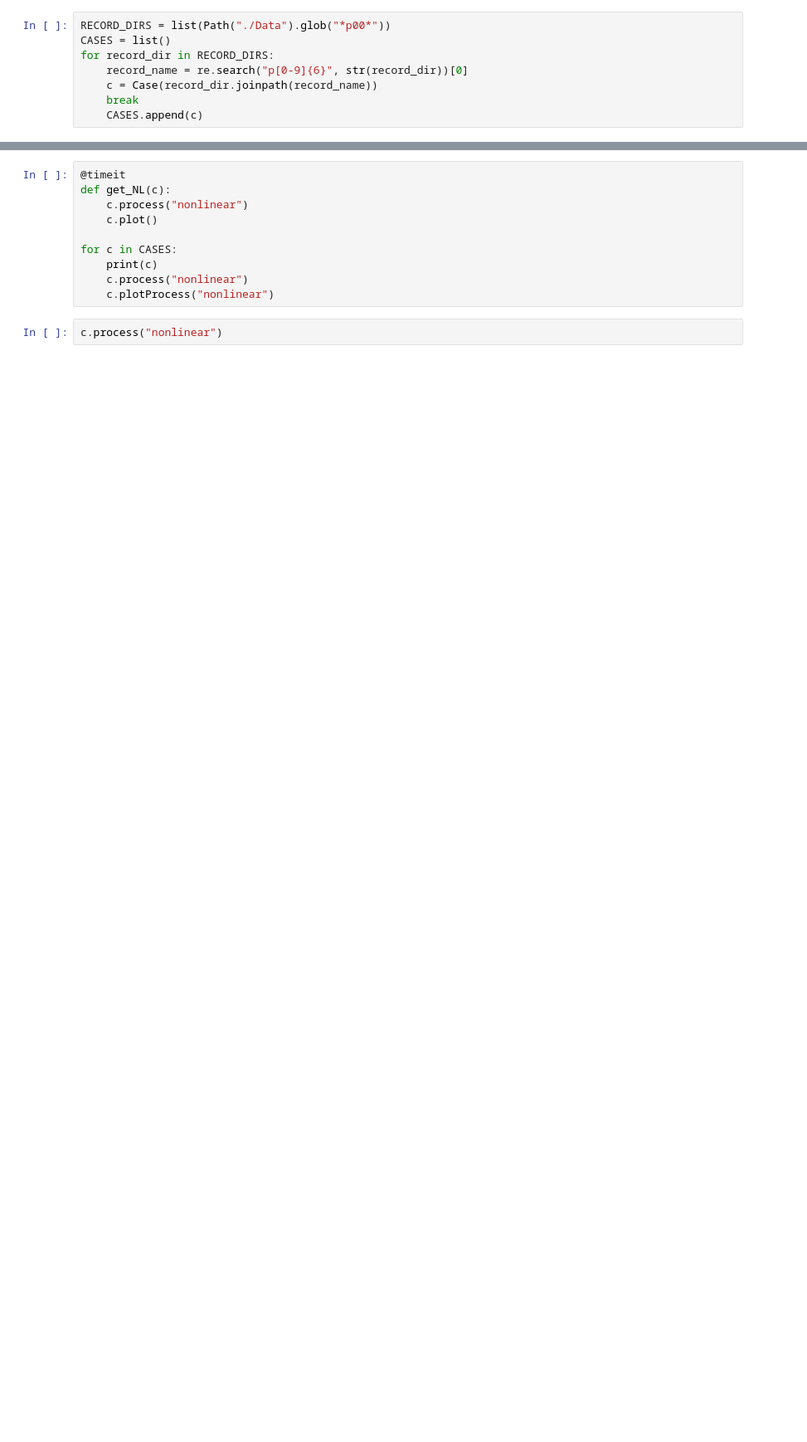
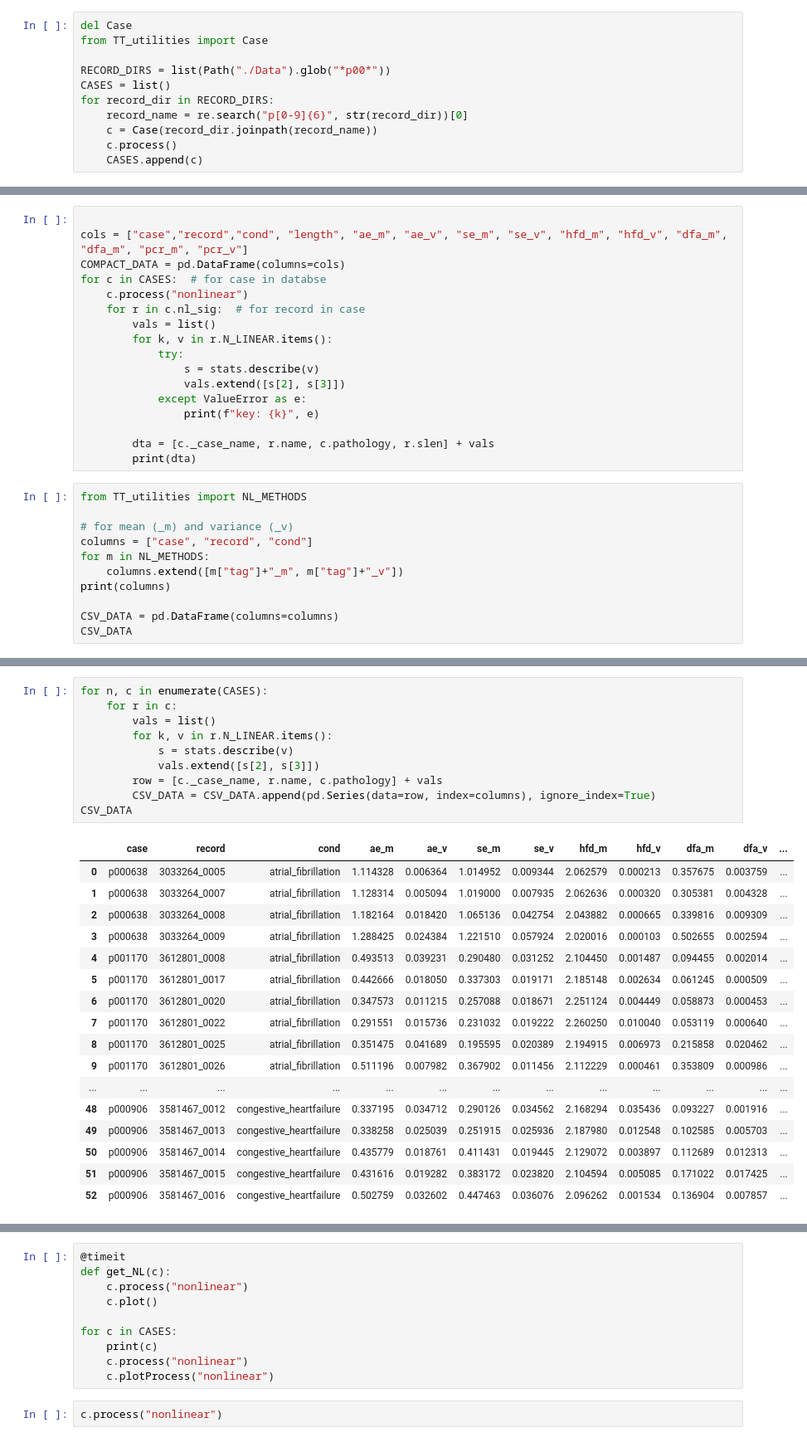
Before and after one commit to AlanPalomino/TTB_2020_2_13, a Jupyter notebook: code_tests.ipynb, the cells around one changed output, grey strips where cells are left out. Shown at 83% size. Saved outputs shown, nothing was run; the diff lists cells and outputs as text; blank space fills up the shorter version.

Commit message:
UPDATE TT_utilities, csv_tests - NL methods remake

```diff
--- a/code_tests.ipynb
+++ b/code_tests.ipynb
@@ -5,10 +6,13 @@ import pandas as pd
 import numpy as np
 import re
 # %%
+del Case
+from TT_utilities import Case
+
 RECORD_DIRS = list(Path("./Data").glob("*p00*"))
 CASES = list()
 for record_dir in RECORD_DIRS:
     record_name = re.search("p[0-9]{6}", str(record_dir))[0]
     c = Case(record_dir.joinpath(record_name))
-    break
+    c.process()
     CASES.append(c)
@@ -14,0 +37,28 @@ for record_dir in RECORD_DIRS:
+# %%
+
+cols = ["case","record","cond", "length", "ae_m", "ae_v", "se_m", "se_v", "hfd_m", "hfd_v", "dfa_m", "dfa_m", "pcr_m", "pcr_v"]
+COMPACT_DATA = pd.DataFrame(columns=cols)
+for c in CASES:  # for case in databse
+    c.process("nonlinear")
+    for r in c.nl_sig:  # for record in case
+        vals = list()
+        for k, v in r.N_LINEAR.items():
+            try:
+                s = stats.describe(v)
+                vals.extend([s[2], s[3]])
+            except ValueError as e:
+                print(f"key: {k}", e)
+
+        dta = [c._case_name, r.name, c.pathology, r.slen] + vals
+        print(dta)
+# %%
+from TT_utilities import NL_METHODS
+
+# for mean (_m) and variance (_v)
+columns = ["case", "record", "cond"]
+for m in NL_METHODS:
+    columns.extend([m["tag"]+"_m", m["tag"]+"_v"])
+print(columns)
+
+CSV_DATA = pd.DataFrame(columns=columns)
+CSV_DATA
@@ -14,0 +68,28 @@ for record_dir in RECORD_DIRS:
+# %%
+for n, c in enumerate(CASES):
+    for r in c:
+        vals = list()
+        for k, v in r.N_LINEAR.items():
+            s = stats.describe(v)
+            vals.extend([s[2], s[3]])
+        row = [c._case_name, r.name, c.pathology] + vals
+        CSV_DATA = CSV_DATA.append(pd.Series(data=row, index=columns), ignore_index=True)
+CSV_DATA
+# %% [output]
+|  | case | record | cond | ae_m | ae_v | se_m | se_v | hfd_m | hfd_v | dfa_m | dfa_v | ... |
+| 0 | p000638 | 3033264_0005 | atrial_fibrillation | 1.114328 | 0.006364 | 1.014952 | 0.009344 | 2.062579 | 0.000213 | 0.357675 | 0.003759 | ... |
+| 1 | p000638 | 3033264_0007 | atrial_fibrillation | 1.128314 | 0.005094 | 1.019000 | 0.007935 | 2.062636 | 0.000320 | 0.305381 | 0.004328 | ... |
+| 2 | p000638 | 3033264_0008 | atrial_fibrillation | 1.182164 | 0.018420 | 1.065136 | 0.042754 | 2.043882 | 0.000665 | 0.339816 | 0.009309 | ... |
+| 3 | p000638 | 3033264_0009 | atrial_fibrillation | 1.288425 | 0.024384 | 1.221510 | 0.057924 | 2.020016 | 0.000103 | 0.502655 | 0.002594 | ... |
+| 4 | p001170 | 3612801_0008 | atrial_fibrillation | 0.493513 | 0.039231 | 0.290480 | 0.031252 | 2.104450 | 0.001487 | 0.094455 | 0.002014 | ... |
+| 5 | p001170 | 3612801_0017 | atrial_fibrillation | 0.442666 | 0.018050 | 0.337303 | 0.019171 | 2.185148 | 0.002634 | 0.061245 | 0.000509 | ... |
+| 6 | p001170 | 3612801_0020 | atrial_fibrillation | 0.347573 | 0.011215 | 0.257088 | 0.018671 | 2.251124 | 0.004449 | 0.058873 | 0.000453 | ... |
+| 7 | p001170 | 3612801_0022 | atrial_fibrillation | 0.291551 | 0.015736 | 0.231032 | 0.019222 | 2.260250 | 0.010040 | 0.053119 | 0.000640 | ... |
+| 8 | p001170 | 3612801_0025 | atrial_fibrillation | 0.351475 | 0.041689 | 0.195595 | 0.020389 | 2.194915 | 0.006973 | 0.215858 | 0.020462 | ... |
+| 9 | p001170 | 3612801_0026 | atrial_fibrillation | 0.511196 | 0.007982 | 0.367902 | 0.011456 | 2.112229 | 0.000461 | 0.353809 | 0.000986 | ... |
+| ... | ... | ... | ... | ... | ... | ... | ... | ... | ... | ... | ... | ... |
+| 48 | p000906 | 3581467_0012 | congestive_heartfailure | 0.337195 | 0.034712 | 0.290126 | 0.034562 | 2.168294 | 0.035436 | 0.093227 | 0.001916 | ... |
+| 49 | p000906 | 3581467_0013 | congestive_heartfailure | 0.338258 | 0.025039 | 0.251915 | 0.025936 | 2.187980 | 0.012548 | 0.102585 | 0.005703 | ... |
+| 50 | p000906 | 3581467_0014 | congestive_heartfailure | 0.435779 | 0.018761 | 0.411431 | 0.019445 | 2.129072 | 0.003897 | 0.112689 | 0.012313 | ... |
+| 51 | p000906 | 3581467_0015 | congestive_heartfailure | 0.431616 | 0.019282 | 0.383172 | 0.023820 | 2.104594 | 0.005085 | 0.171022 | 0.017425 | ... |
+| 52 | p000906 | 3581467_0016 | congestive_heartfailure | 0.502759 | 0.032602 | 0.447463 | 0.036076 | 2.096262 | 0.001534 | 0.136904 | 0.007857 | ... |
```
Also changed, not shown: parts of 4 cells of this notebook, 6 other files.
